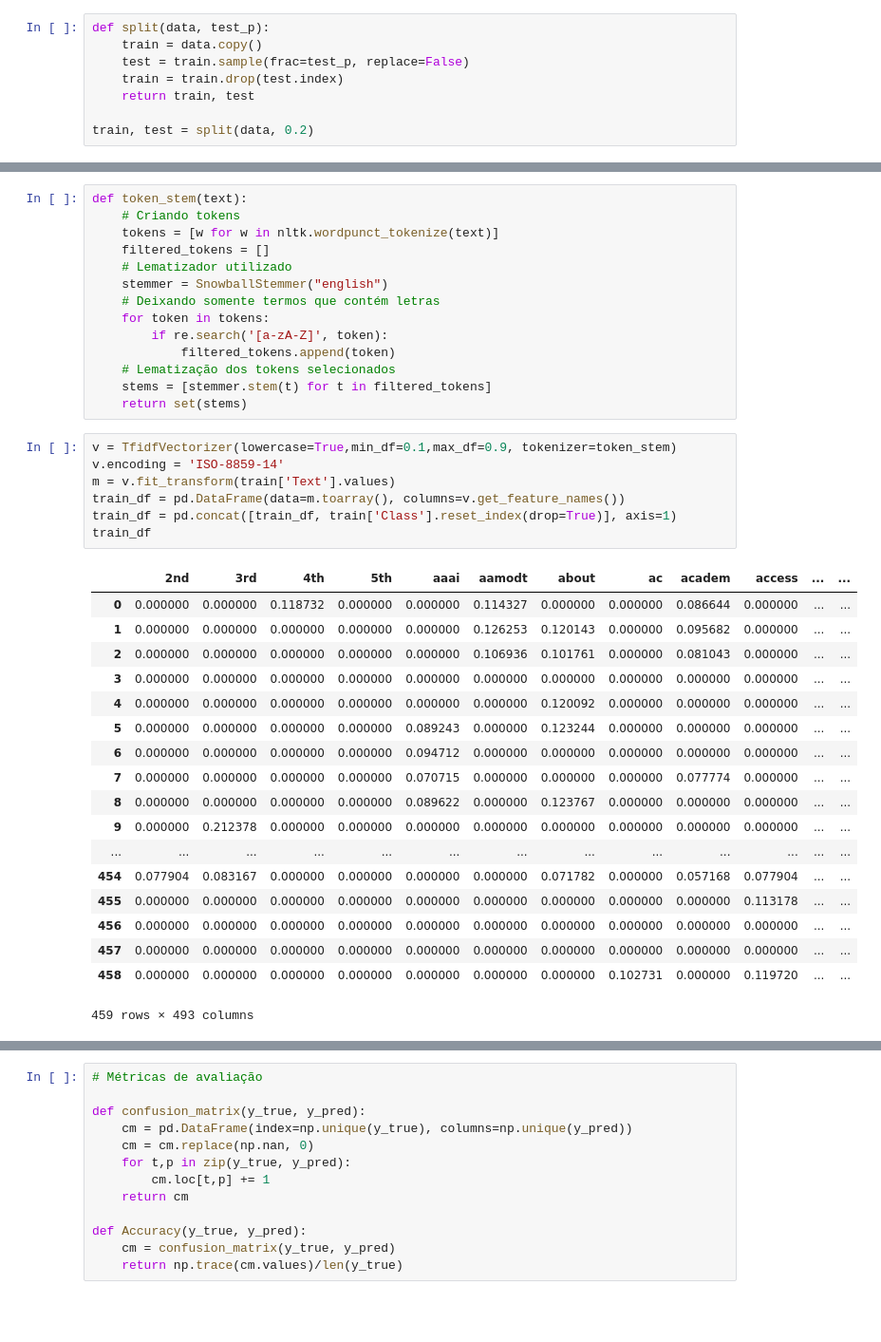
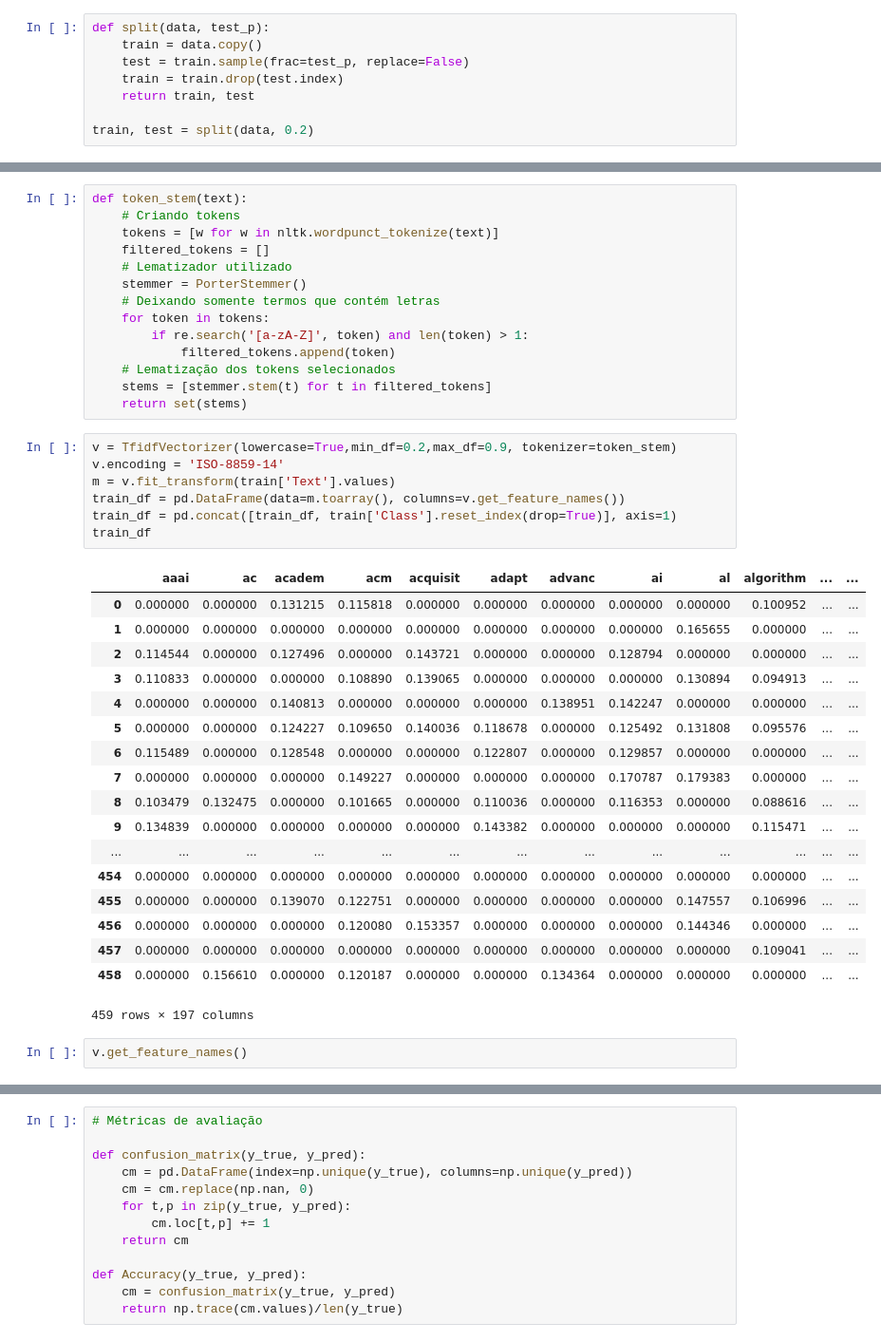
Before and after one commit to matheusjorge/TextMining_Proj1, a Jupyter notebook: Projeto1.ipynb, the cells around one changed output, grey strips where cells are left out. Shown at 95% size. Drawn from its saved outputs; the diff is of its cells as text; blank space fills up the shorter version.

```diff
--- a/Projeto1.ipynb
+++ b/Projeto1.ipynb
@@ -89,40 +91,42 @@ def token_stem(text):
     tokens = [w for w in nltk.wordpunct_tokenize(text)]
     filtered_tokens = []
     # Lematizador utilizado
-    stemmer = SnowballStemmer("english")
+    stemmer = PorterStemmer()
     # Deixando somente termos que contém letras
     for token in tokens:
-        if re.search('[a-zA-Z]', token):
+        if re.search('[a-zA-Z]', token) and len(token) > 1:
             filtered_tokens.append(token)
     # Lematização dos tokens selecionados
     stems = [stemmer.stem(t) for t in filtered_tokens]
     return set(stems)
 # %%
-v = TfidfVectorizer(lowercase=True,min_df=0.1,max_df=0.9, tokenizer=token_stem)
+v = TfidfVectorizer(lowercase=True,min_df=0.2,max_df=0.9, tokenizer=token_stem)
 v.encoding = 'ISO-8859-14'
 m = v.fit_transform(train['Text'].values)
 train_df = pd.DataFrame(data=m.toarray(), columns=v.get_feature_names())
 train_df = pd.concat([train_df, train['Class'].reset_index(drop=True)], axis=1)
 train_df
 # %% [output]
-|  | 2nd | 3rd | 4th | 5th | aaai | aamodt | about | ac | academ | access | ... | ... |
-| 0 | 0.000000 | 0.000000 | 0.118732 | 0.000000 | 0.000000 | 0.114327 | 0.000000 | 0.000000 | 0.086644 | 0.000000 | ... | ... |
-| 1 | 0.000000 | 0.000000 | 0.000000 | 0.000000 | 0.000000 | 0.126253 | 0.120143 | 0.000000 | 0.095682 | 0.000000 | ... | ... |
-| 2 | 0.000000 | 0.000000 | 0.000000 | 0.000000 | 0.000000 | 0.106936 | 0.101761 | 0.000000 | 0.081043 | 0.000000 | ... | ... |
-| 3 | 0.000000 | 0.000000 | 0.000000 | 0.000000 | 0.000000 | 0.000000 | 0.000000 | 0.000000 | 0.000000 | 0.000000 | ... | ... |
-| 4 | 0.000000 | 0.000000 | 0.000000 | 0.000000 | 0.000000 | 0.000000 | 0.120092 | 0.000000 | 0.000000 | 0.000000 | ... | ... |
-| 5 | 0.000000 | 0.000000 | 0.000000 | 0.000000 | 0.089243 | 0.000000 | 0.123244 | 0.000000 | 0.000000 | 0.000000 | ... | ... |
-| 6 | 0.000000 | 0.000000 | 0.000000 | 0.000000 | 0.094712 | 0.000000 | 0.000000 | 0.000000 | 0.000000 | 0.000000 | ... | ... |
-| 7 | 0.000000 | 0.000000 | 0.000000 | 0.000000 | 0.070715 | 0.000000 | 0.000000 | 0.000000 | 0.077774 | 0.000000 | ... | ... |
-| 8 | 0.000000 | 0.000000 | 0.000000 | 0.000000 | 0.089622 | 0.000000 | 0.123767 | 0.000000 | 0.000000 | 0.000000 | ... | ... |
-| 9 | 0.000000 | 0.212378 | 0.000000 | 0.000000 | 0.000000 | 0.000000 | 0.000000 | 0.000000 | 0.000000 | 0.000000 | ... | ... |
+|  | aaai | ac | academ | acm | acquisit | adapt | advanc | ai | al | algorithm | ... | ... |
+| 0 | 0.000000 | 0.000000 | 0.131215 | 0.115818 | 0.000000 | 0.000000 | 0.000000 | 0.000000 | 0.000000 | 0.100952 | ... | ... |
+| 1 | 0.000000 | 0.000000 | 0.000000 | 0.000000 | 0.000000 | 0.000000 | 0.000000 | 0.000000 | 0.165655 | 0.000000 | ... | ... |
+| 2 | 0.114544 | 0.000000 | 0.127496 | 0.000000 | 0.143721 | 0.000000 | 0.000000 | 0.128794 | 0.000000 | 0.000000 | ... | ... |
+| 3 | 0.110833 | 0.000000 | 0.000000 | 0.108890 | 0.139065 | 0.000000 | 0.000000 | 0.000000 | 0.130894 | 0.094913 | ... | ... |
+| 4 | 0.000000 | 0.000000 | 0.140813 | 0.000000 | 0.000000 | 0.000000 | 0.138951 | 0.142247 | 0.000000 | 0.000000 | ... | ... |
+| 5 | 0.000000 | 0.000000 | 0.124227 | 0.109650 | 0.140036 | 0.118678 | 0.000000 | 0.125492 | 0.131808 | 0.095576 | ... | ... |
+| 6 | 0.115489 | 0.000000 | 0.128548 | 0.000000 | 0.000000 | 0.122807 | 0.000000 | 0.129857 | 0.000000 | 0.000000 | ... | ... |
+| 7 | 0.000000 | 0.000000 | 0.000000 | 0.149227 | 0.000000 | 0.000000 | 0.000000 | 0.170787 | 0.179383 | 0.000000 | ... | ... |
+| 8 | 0.103479 | 0.132475 | 0.000000 | 0.101665 | 0.000000 | 0.110036 | 0.000000 | 0.116353 | 0.000000 | 0.088616 | ... | ... |
+| 9 | 0.134839 | 0.000000 | 0.000000 | 0.000000 | 0.000000 | 0.143382 | 0.000000 | 0.000000 | 0.000000 | 0.115471 | ... | ... |
 | ... | ... | ... | ... | ... | ... | ... | ... | ... | ... | ... | ... | ... |
-| 454 | 0.077904 | 0.083167 | 0.000000 | 0.000000 | 0.000000 | 0.000000 | 0.071782 | 0.000000 | 0.057168 | 0.077904 | ... | ... |
-| 455 | 0.000000 | 0.000000 | 0.000000 | 0.000000 | 0.000000 | 0.000000 | 0.000000 | 0.000000 | 0.000000 | 0.113178 | ... | ... |
-| 456 | 0.000000 | 0.000000 | 0.000000 | 0.000000 | 0.000000 | 0.000000 | 0.000000 | 0.000000 | 0.000000 | 0.000000 | ... | ... |
-| 457 | 0.000000 | 0.000000 | 0.000000 | 0.000000 | 0.000000 | 0.000000 | 0.000000 | 0.000000 | 0.000000 | 0.000000 | ... | ... |
-| 458 | 0.000000 | 0.000000 | 0.000000 | 0.000000 | 0.000000 | 0.000000 | 0.000000 | 0.102731 | 0.000000 | 0.119720 | ... | ... |
+| 454 | 0.000000 | 0.000000 | 0.000000 | 0.000000 | 0.000000 | 0.000000 | 0.000000 | 0.000000 | 0.000000 | 0.000000 | ... | ... |
+| 455 | 0.000000 | 0.000000 | 0.139070 | 0.122751 | 0.000000 | 0.000000 | 0.000000 | 0.000000 | 0.147557 | 0.106996 | ... | ... |
+| 456 | 0.000000 | 0.000000 | 0.000000 | 0.120080 | 0.153357 | 0.000000 | 0.000000 | 0.000000 | 0.144346 | 0.000000 | ... | ... |
+| 457 | 0.000000 | 0.000000 | 0.000000 | 0.000000 | 0.000000 | 0.000000 | 0.000000 | 0.000000 | 0.000000 | 0.109041 | ... | ... |
+| 458 | 0.000000 | 0.156610 | 0.000000 | 0.120187 | 0.000000 | 0.000000 | 0.134364 | 0.000000 | 0.000000 | 0.000000 | ... | ... |
-459 rows × 493 columns
+459 rows × 197 columns
+# %%
+v.get_feature_names()
 # %%
 test_df = pd.DataFrame(columns=v.get_feature_names(), data=v.transform(test['Text'].values).toarray())
 test_df
```
Also changed, not shown: parts of 16 cells of this notebook.
